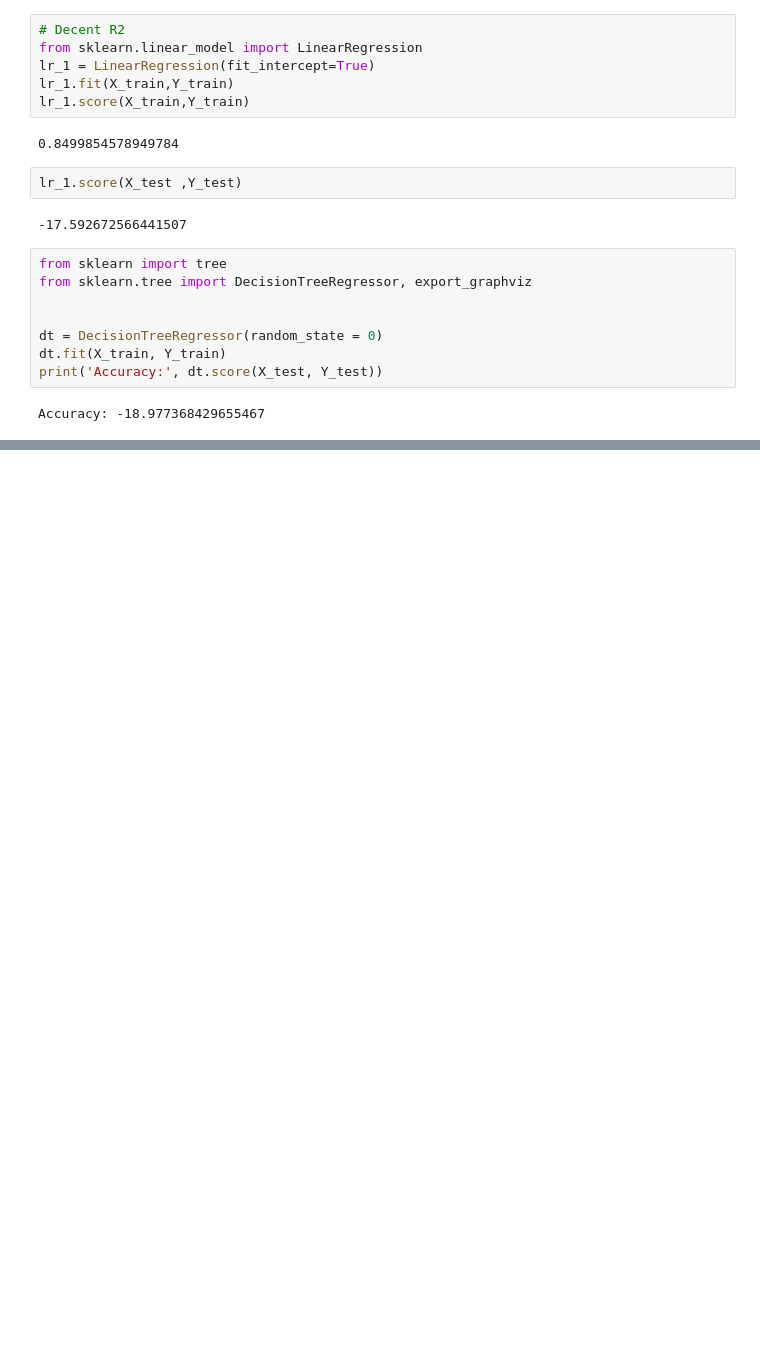
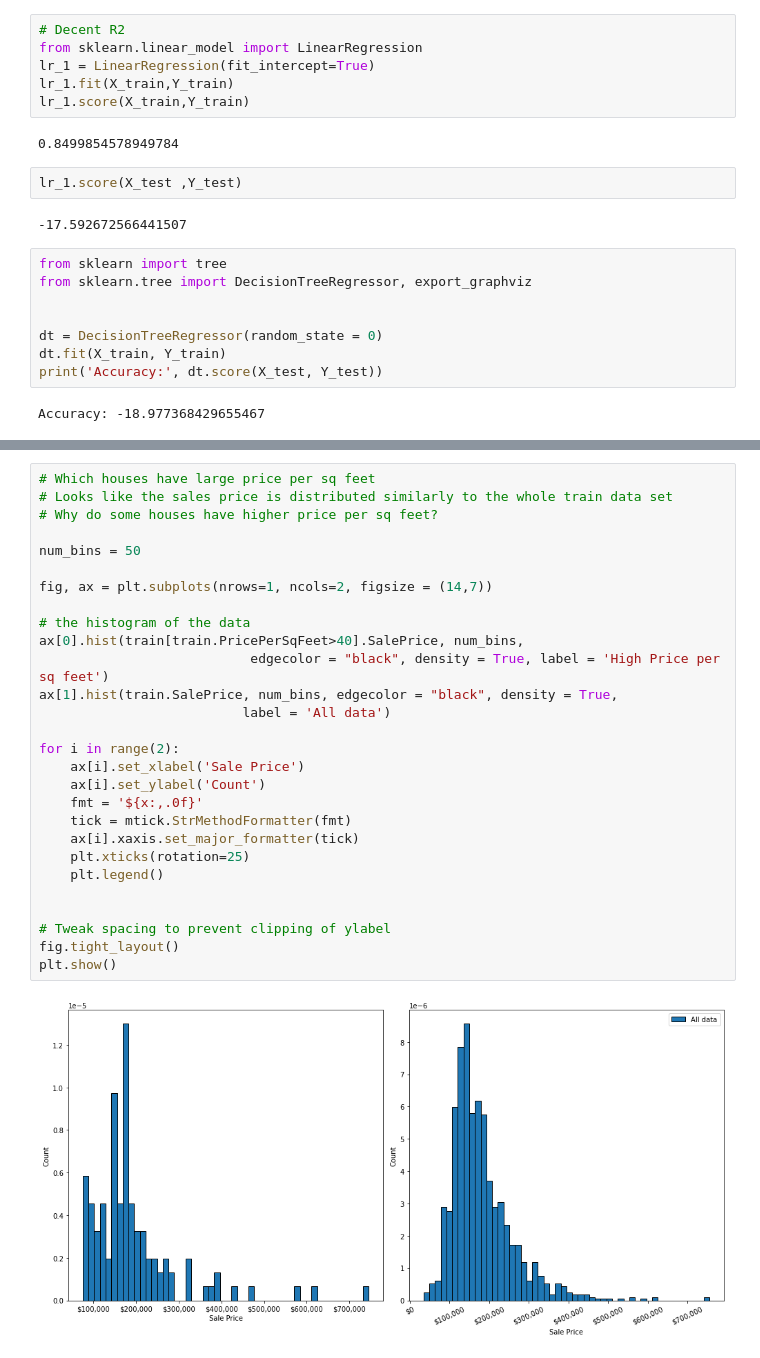
Before and after one commit to trevor-johnson1/w207_finalproject, a Jupyter notebook: EDA/EDA_Deva.ipynb, the cells around one changed output, grey strips where cells are left out. Cells and saved outputs as stored; diff of their text form; blank space fills up the shorter version.

```diff
--- a/EDA/EDA_Deva.ipynb
+++ b/EDA/EDA_Deva.ipynb
@@ -333,0 +400,30 @@ train5.LotArea
+# %%
+# Which houses have large price per sq feet
+# Looks like the sales price is distributed similarly to the whole train data set
+# Why do some houses have higher price per sq feet?
+
+num_bins = 50
+
+fig, ax = plt.subplots(nrows=1, ncols=2, figsize = (14,7))
+
+# the histogram of the data
+ax[0].hist(train[train.PricePerSqFeet>40].SalePrice, num_bins,
+                           edgecolor = "black", density = True, label = 'High Price per sq feet')
+ax[1].hist(train.SalePrice, num_bins, edgecolor = "black", density = True,
+                          label = 'All data')
+
+for i in range(2):
+    ax[i].set_xlabel('Sale Price')
+    ax[i].set_ylabel('Count')
+    fmt = '${x:,.0f}'
+    tick = mtick.StrMethodFormatter(fmt)
+    ax[i].xaxis.set_major_formatter(tick)
+    plt.xticks(rotation=25)
+    plt.legend()
+
+
+# Tweak spacing to prevent clipping of ylabel
+fig.tight_layout()
+plt.show()
+# %% [output]
+[figure, added]
```
Also changed, not shown: parts of 20 cells of this notebook.
